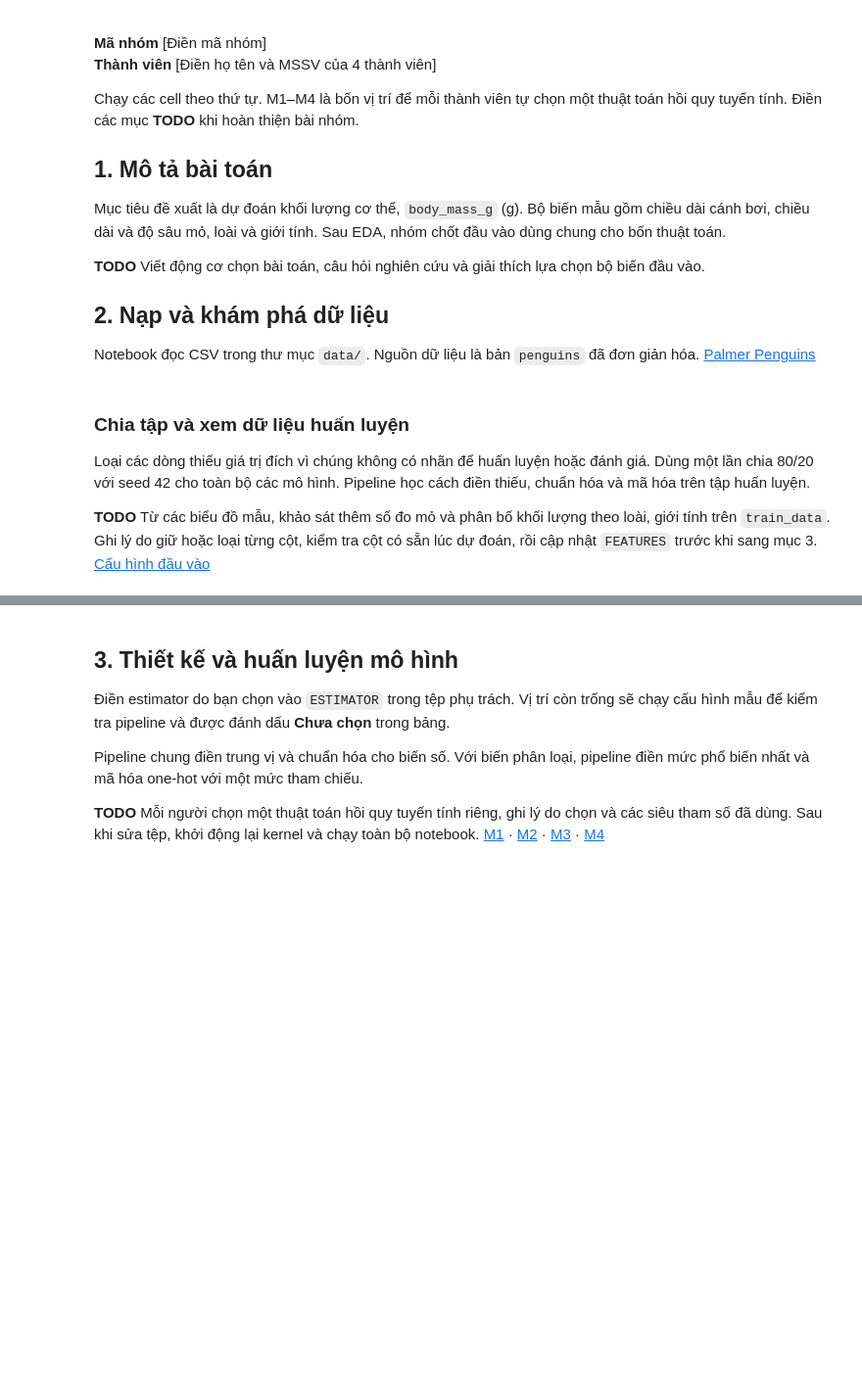
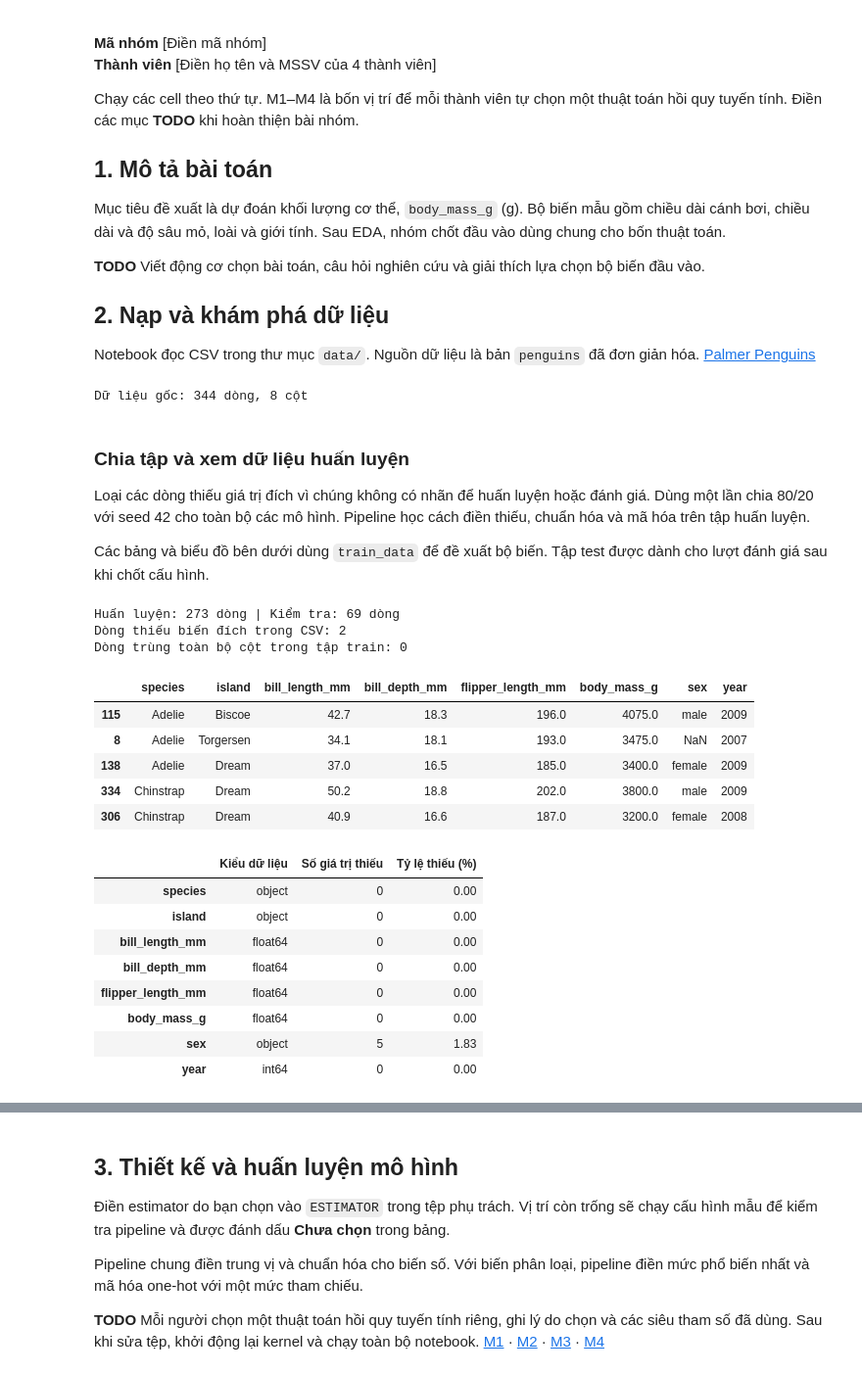
Before and after one commit to phuctran33/regression-lab01, a Jupyter notebook: source/lab01.ipynb, the cells around one changed output, grey strips where cells are left out. Shown at 98% size. Drawn from its saved outputs; the diff is of its cells as text; code cells hidden in the pictures; blank space fills up the shorter version.

```diff
--- a/source/lab01.ipynb
+++ b/source/lab01.ipynb
@@ -34,7 +34,6 @@ if str(project_root) not in sys.path:
 from source.modeling import CATEGORICAL, FEATURES, TARGET, load_penguins, regression_metrics, split_penguins
 from source.models import m1, m2, m3, m4
 
-BASE_FEATURE = "flipper_length_mm"
 LABELS = {
     "flipper_length_mm": "Chiều dài cánh bơi (mm)",
     "bill_length_mm": "Chiều dài mỏ (mm)",
@@ -48,31 +47,45 @@ LABELS = {
 
 penguins = load_penguins()
 print(f"Dữ liệu gốc: {len(penguins)} dòng, {penguins.shape[1]} cột")
-display(penguins.head())
-display(pd.DataFrame({
-    "Kiểu dữ liệu": penguins.dtypes.astype(str),
-    "Số giá trị thiếu": penguins.isna().sum(),
-}))
+# %% [output]
+Dữ liệu gốc: 344 dòng, 8 cột
 # %% [markdown]
 ### Chia tập và xem dữ liệu huấn luyện
 
 Loại các dòng thiếu giá trị đích vì chúng không có nhãn để huấn luyện hoặc đánh giá. Dùng một lần chia 80/20 với seed 42 cho toàn bộ các mô hình. Pipeline học cách điền thiếu, chuẩn hóa và mã hóa trên tập huấn luyện.
 
-**TODO** Từ các biểu đồ mẫu, khảo sát thêm số đo mỏ và phân bố khối lượng theo loài, giới tính trên `train_data`. Ghi lý do giữ hoặc loại từng cột, kiểm tra cột có sẵn lúc dự đoán, rồi cập nhật `FEATURES` trước khi sang mục 3. [Cấu hình đầu vào](modeling.py)
+Các bảng và biểu đồ bên dưới dùng `train_data` để đề xuất bộ biến. Tập test được dành cho lượt đánh giá sau khi chốt cấu hình.
 # %%
 train_data, test_data = split_penguins(penguins)
 y_train = train_data[TARGET]
 y_test = test_data[TARGET]
 
 print(f"Huấn luyện: {len(train_data)} dòng | Kiểm tra: {len(test_data)} dòng")
 
-fig, (hist_ax, scatter_ax) = plt.subplots(1, 2, figsize=(11, 4), layout="constrained")
-hist_ax.hist(y_train, bins=16, color="#246b83", edgecolor="white")
-hist_ax.set(xlabel=LABELS[TARGET], ylabel="Số cá thể", title="Phân bố biến đích")
-scatter_ax.scatter(train_data[BASE_FEATURE], y_train, alpha=0.45, color="#246b83")
-scatter_ax.set(
-    xlabel=LABELS[BASE_FEATURE],
-    ylabel=LABELS[TARGET],
-    title="Chiều dài cánh bơi và khối lượng",
-)
-plt.show()
+print(f"Dòng thiếu biến đích trong CSV: {penguins[TARGET].isna().sum()}")
+print(f"Dòng trùng toàn bộ cột trong tập train: {train_data.duplicated().sum()}")
+display(train_data.head())
+display(pd.DataFrame({
+    "Kiểu dữ liệu": train_data.dtypes.astype(str),
+    "Số giá trị thiếu": train_data.isna().sum(),
+    "Tỷ lệ thiếu (%)": train_data.isna().mean().mul(100).round(2),
+}))
+# %% [output]
+Huấn luyện: 273 dòng | Kiểm tra: 69 dòng
+Dòng thiếu biến đích trong CSV: 2
+Dòng trùng toàn bộ cột trong tập train: 0
+|  | species | island | bill_length_mm | bill_depth_mm | flipper_length_mm | body_mass_g | sex | year |
+| 115 | Adelie | Biscoe | 42.7 | 18.3 | 196.0 | 4075.0 | male | 2009 |
+| 8 | Adelie | Torgersen | 34.1 | 18.1 | 193.0 | 3475.0 | NaN | 2007 |
+| 138 | Adelie | Dream | 37.0 | 16.5 | 185.0 | 3400.0 | female | 2009 |
+| 334 | Chinstrap | Dream | 50.2 | 18.8 | 202.0 | 3800.0 | male | 2009 |
+| 306 | Chinstrap | Dream | 40.9 | 16.6 | 187.0 | 3200.0 | female | 2008 |
+|  | Kiểu dữ liệu | Số giá trị thiếu | Tỷ lệ thiếu (%) |
+| species | object | 0 | 0.00 |
+| island | object | 0 | 0.00 |
+| bill_length_mm | float64 | 0 | 0.00 |
+| bill_depth_mm | float64 | 0 | 0.00 |
+| flipper_length_mm | float64 | 0 | 0.00 |
+| body_mass_g | float64 | 0 | 0.00 |
+| sex | object | 5 | 1.83 |
+| year | int64 | 0 | 0.00 |
```
Also changed, not shown: parts of 3 cells of this notebook, 3 other files.
